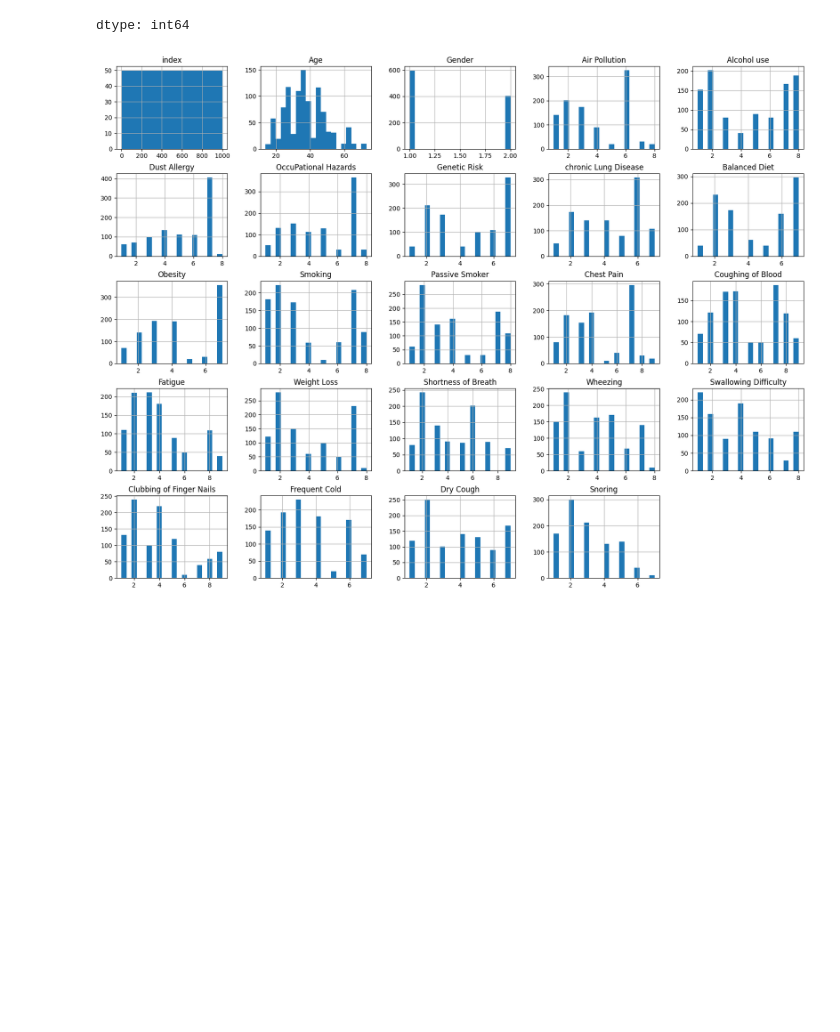
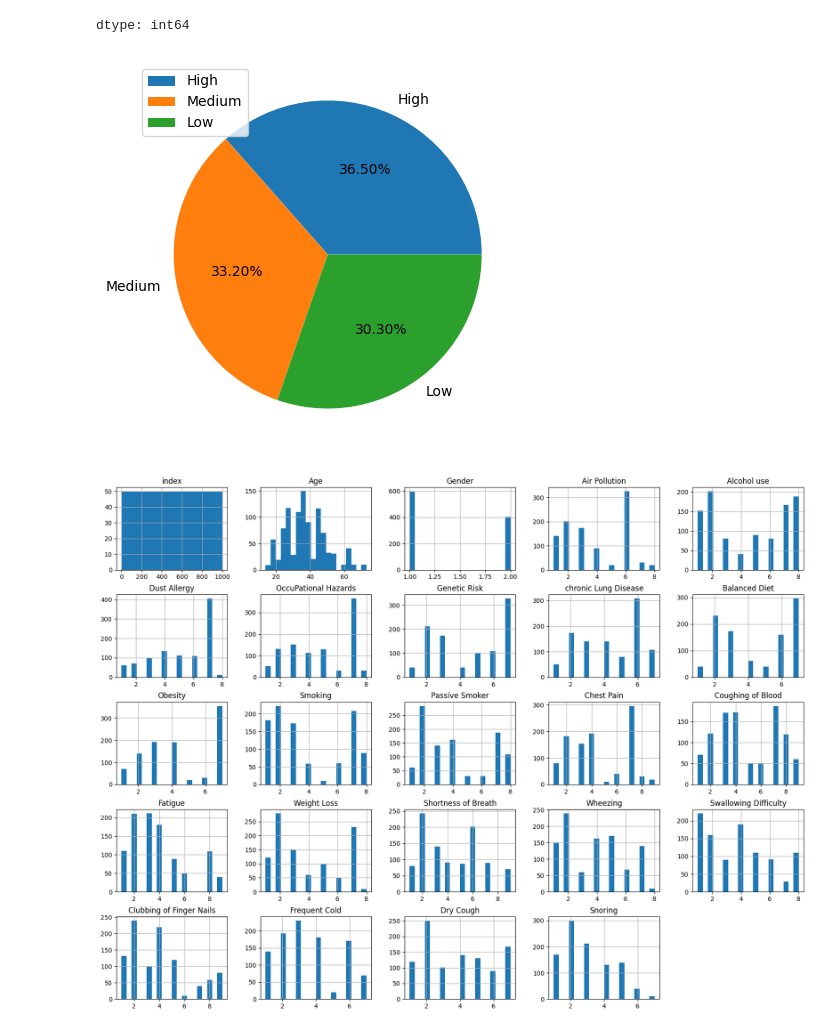
Before and after one commit to mkz4000/F21DL, a Jupyter notebook: Week2.ipynb, the cells around one changed output. Cells and saved outputs as stored; diff of their text form; code cells hidden in the pictures; blank space fills up the shorter version.

```diff
--- a/Week2.ipynb
+++ b/Week2.ipynb
@@ -94,6 +94,14 @@ patientsDf["Level"].value_counts()
 | Medium | 332 |
 | Low | 303 |
 dtype: int64
+# %%
+tdf = patientsDf['Level'].value_counts().reset_index()
+plt.figure(figsize=(15,5))
+plt.pie(x=tdf['count'],labels=tdf['Level'],autopct='%.2f%%')
+plt.legend(tdf['Level'])
+plt.show()
+# %% [output]
+[figure, added]
 # %%
 patientsDf.hist(bins=20, figsize=(20,15))
 plt.show()
```
Also changed, not shown: parts of 13 cells of this notebook.
